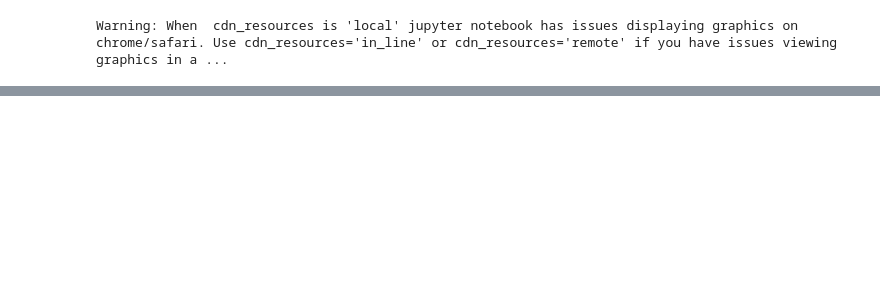
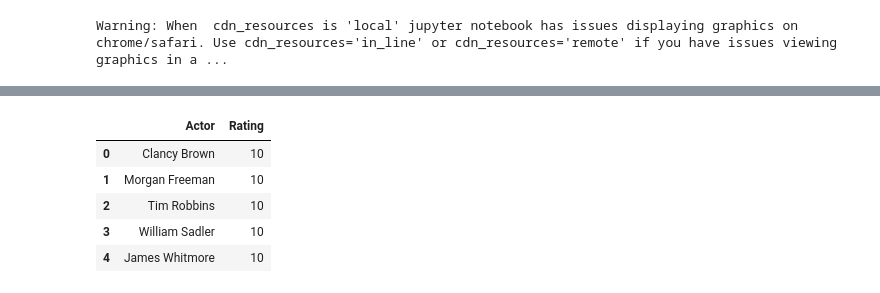
Before and after one commit to Siliam/data_science_artificial_intelligence, a Jupyter notebook: IMDB/IMDB.ipynb, the cells around one changed output, grey strips where cells are left out. Drawn from its saved outputs; the diff is of its cells as text; code cells hidden in the pictures; blank space fills up the shorter version.

```diff
--- a/IMDB/IMDB.ipynb
+++ b/IMDB/IMDB.ipynb
@@ -847,0 +859,11 @@ Movie with IMDB id tt19078322 not found
+# %%
+all_actors = [(w, s) for ws, s in zip(df.Cast, df["Your Rating"]) for w in str(ws).split(', ')]
+actors_df = pd.DataFrame(all_actors, columns=["Actor", "Rating"])
+actors_df.head()
+# %% [output]
+|  | Actor | Rating |
+| 0 | Clancy Brown | 10 |
+| 1 | Morgan Freeman | 10 |
+| 2 | Tim Robbins | 10 |
+| 3 | William Sadler | 10 |
+| 4 | James Whitmore | 10 |
```
Also changed, not shown: parts of 86 cells of this notebook, 1 other file.
